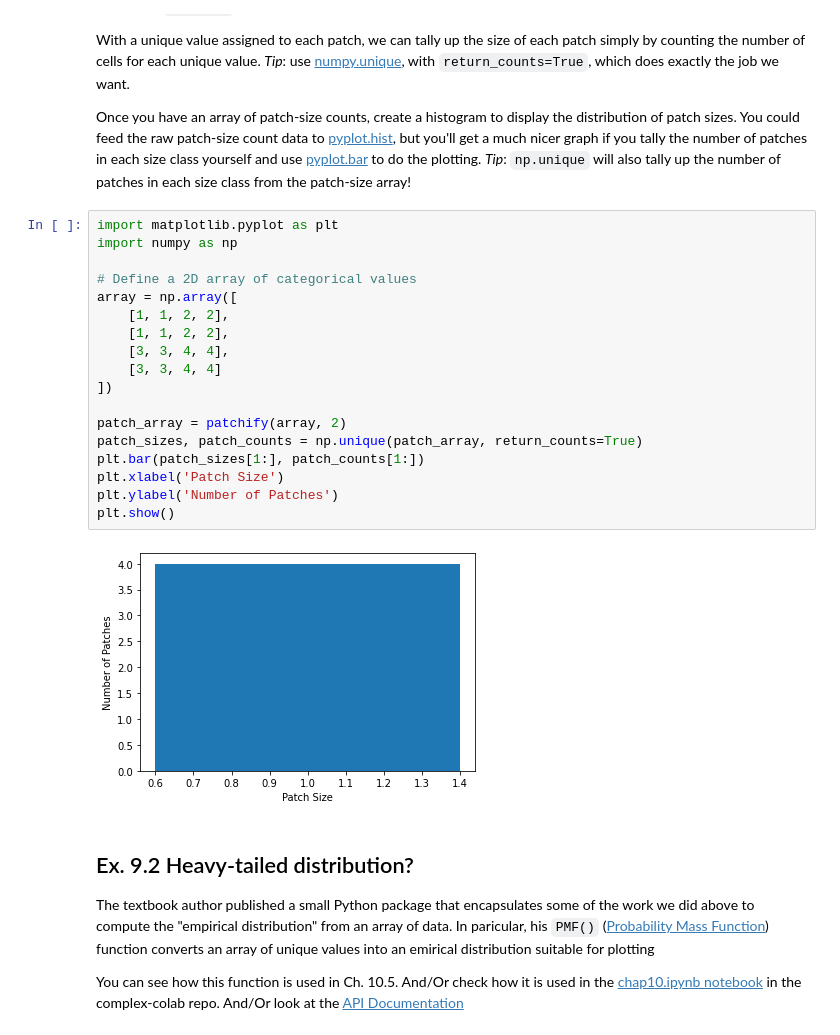
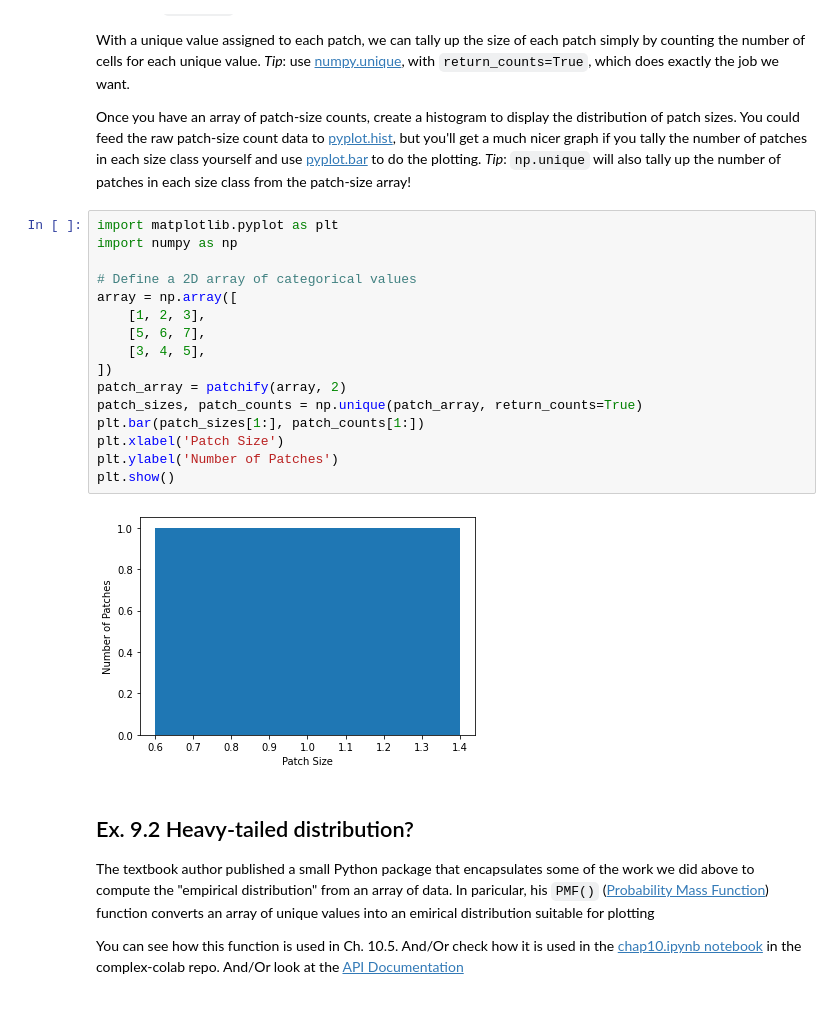
Before and after one commit to WilliamQin65/cap-comp215, a Jupyter notebook: labs/lab09.ipynb, the cells around one changed output. Drawn from its saved outputs; the diff is of its cells as text.

```diff
--- a/labs/lab09.ipynb
+++ b/labs/lab09.ipynb
@@ -515,23 +515,21 @@ You could feed the raw patch-size count data to [pyplot.hist](https://matplotlib
 # %%
 import matplotlib.pyplot as plt
 import numpy as np
 
 # Define a 2D array of categorical values
 array = np.array([
-    [1, 1, 2, 2],
-    [1, 1, 2, 2],
-    [3, 3, 4, 4],
-    [3, 3, 4, 4]
+    [1, 2, 3],
+    [5, 6, 7],
+    [3, 4, 5],
 ])
-
 patch_array = patchify(array, 2)
 patch_sizes, patch_counts = np.unique(patch_array, return_counts=True)
 plt.bar(patch_sizes[1:], patch_counts[1:])
 plt.xlabel('Patch Size')
 plt.ylabel('Number of Patches')
 plt.show()
 # %% [output]
-[figure, old version]
+[figure, new version]
 # %% [markdown]
 ## Ex. 9.2 Heavy-tailed distribution?
 The textbook author published a small Python package that encapsulates some of the work we did above to compute the "empirical distribution" from an array of data.  In paricular, his `PMF()` ([Probability Mass Function](https://en.wikipedia.org/wiki/Probability_mass_function)) function converts an array of unique values into an emirical distribution suitable for plotting
```
Also changed, not shown: parts of 5 cells of this notebook.
